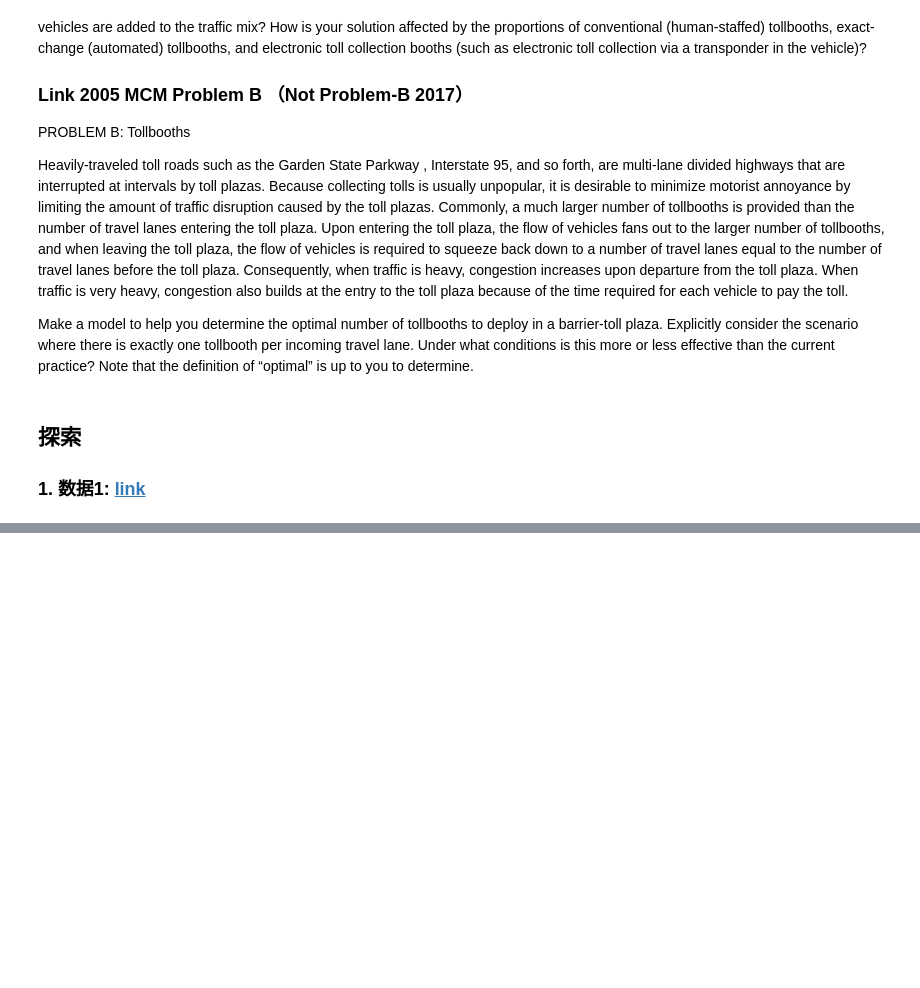
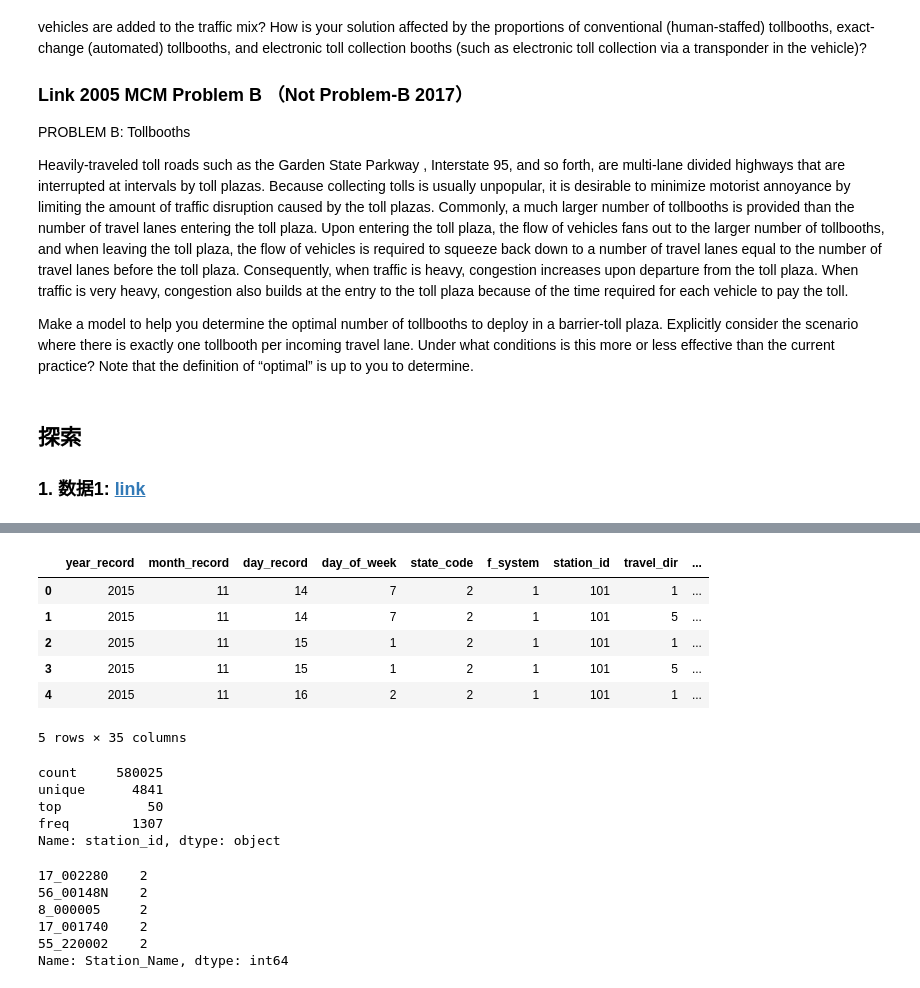
Before and after one commit to AshWorkshop/Modash, a Jupyter notebook: notebooks/MCM2017/Problem B.ipynb, the cells around one changed output, grey strips where cells are left out. Drawn from its saved outputs; the diff is of its cells as text; code cells hidden in the pictures; blank space fills up the shorter version.

```diff
--- a/notebooks/MCM2017/Problem B.ipynb
+++ b/notebooks/MCM2017/Problem B.ipynb
@@ -136,2 +24,0 @@ datas.drop('key', axis=1, inplace=True)
-# %%
-datas.drop(['state_code', 'data_source', 'restrictions'], axis=1, inplace=True)
@@ -168,2 +24,0 @@ Name: f_system, dtype: int64
-# %%
-datas.f_system = pd.to_numeric(datas.f_system, errors='coerce', downcast='integer')
@@ -182,0 +25,2 @@ datas.describe()
+# %%
+df_highway = datas
@@ -182,0 +47,2 @@ datas.describe()
+# %%
+df_highway.drop('key', axis=1, inplace=True)
@@ -182,0 +103,10 @@ datas.describe()
+# %%
+df_highway.head()
+# %% [output]
+|  | year_record | month_record | day_record | day_of_week | state_code | f_system | station_id | travel_dir | ... |
+| 0 | 2015 | 11 | 14 | 7 | 2 | 1 | 101 | 1 | ... |
+| 1 | 2015 | 11 | 14 | 7 | 2 | 1 | 101 | 5 | ... |
+| 2 | 2015 | 11 | 15 | 1 | 2 | 1 | 101 | 1 | ... |
+| 3 | 2015 | 11 | 15 | 1 | 2 | 1 | 101 | 5 | ... |
+| 4 | 2015 | 11 | 16 | 2 | 2 | 1 | 101 | 1 | ... |
+5 rows × 35 columns
@@ -182,0 +115,8 @@ datas.describe()
+# %%
+df_highway.station_id.describe()
+# %% [output]
+count     580025
+unique      4841
+top           50
+freq        1307
+Name: station_id, dtype: object
@@ -182,0 +127,9 @@ datas.describe()
+# %%
+df_tcs_sn_vcs[df_tcs_sn_vcs == 2].head()
+# %% [output]
+17_002280    2
+56_00148N    2
+8_000005     2
+17_001740    2
+55_220002    2
+Name: Station_Name, dtype: int64
```
Also changed, not shown: parts of 32 cells of this notebook.
